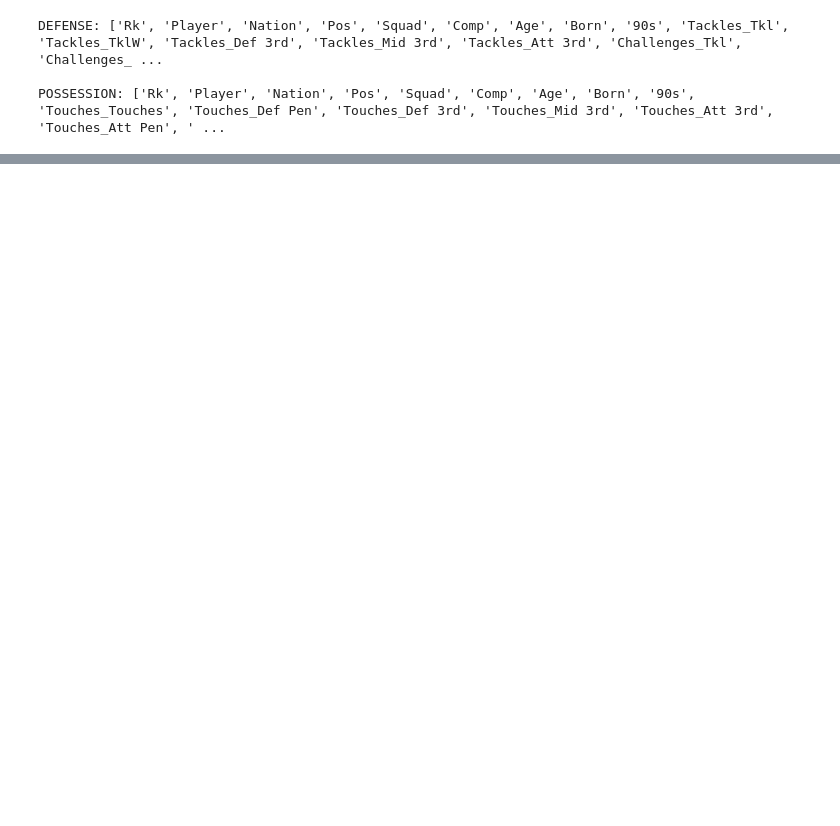
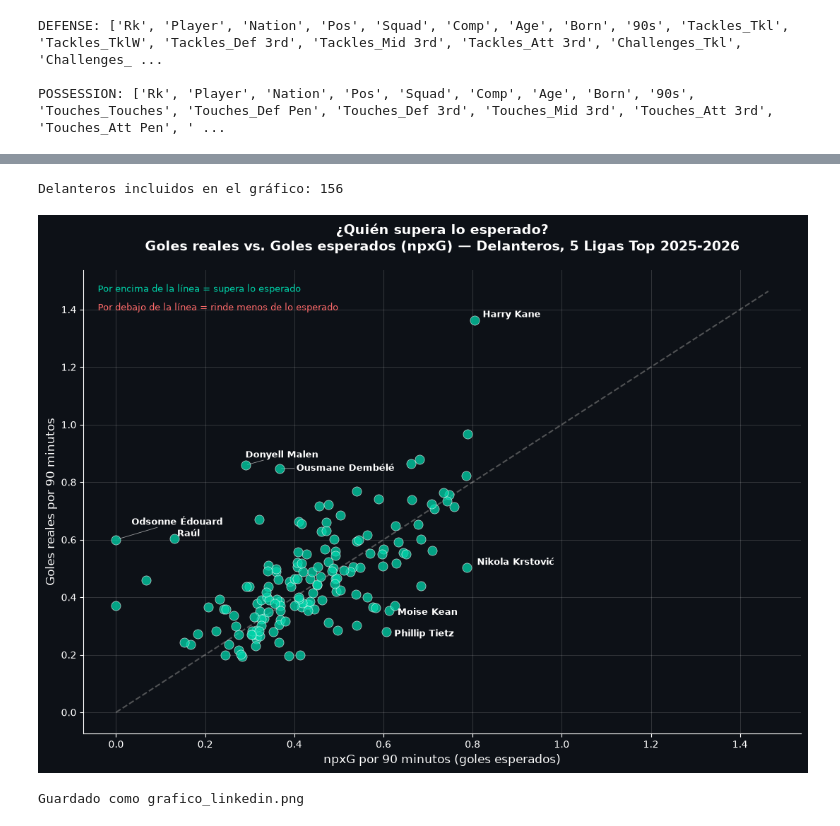
Before and after one commit to camiloroman-dataanalyst/scouting-futbol-valorizacion, a Jupyter notebook: Notebook/process_fbref_html.ipynb, the cells around one changed output, grey strips where cells are left out. Saved outputs shown, nothing was run; the diff lists cells and outputs as text; code cells hidden in the pictures; blank space fills up the shorter version.

```diff
--- a/Notebook/process_fbref_html.ipynb
+++ b/Notebook/process_fbref_html.ipynb
@@ -566,0 +598,68 @@ Porteros (sin KPIs en esta fase): 139
+# %%
+import pandas as pd
+import matplotlib.pyplot as plt
+from adjustText import adjust_text
+
+df = pd.read_csv("data_raw_fbref/dataset_con_kpis.csv")
+
+delanteros = df[
+    (df["Pos_Principal"] == "FW") &
+    (df["KPI_npxG_90"].notna()) &
+    (df["Performance_Gls"] >= 5)
+].copy()
+
+print(f"Delanteros incluidos en el gráfico: {len(delanteros)}")
+
+plt.style.use("dark_background")
+fig, ax = plt.subplots(figsize=(11, 8))
+fig.patch.set_facecolor("#0d1117")
+ax.set_facecolor("#0d1117")
+
+ax.scatter(
+    delanteros["KPI_npxG_90"], delanteros["KPI_Goles_90"],
+    s=90, c="#00d4aa", alpha=0.75, edgecolors="white", linewidths=0.5, zorder=3
+)
+
+lim_max = max(delanteros["KPI_npxG_90"].max(), delanteros["KPI_Goles_90"].max()) + 0.1
+ax.plot([0, lim_max], [0, lim_max], linestyle="--", color="gray", alpha=0.6, zorder=1)
+
+delanteros["diferencia"] = delanteros["KPI_Goles_90"] - delanteros["KPI_npxG_90"]
+destacados = pd.concat([
+    delanteros.nlargest(5, "diferencia"),
+    delanteros.nsmallest(3, "diferencia")
+])
+
+textos = []
+for _, fila in destacados.iterrows():
+    t = ax.text(
+        fila["KPI_npxG_90"], fila["KPI_Goles_90"], fila["Player"],
+        fontsize=9, color="white", weight="bold"
+    )
+    textos.append(t)
+
+adjust_text(textos, ax=ax, arrowprops=dict(arrowstyle="-", color="white", lw=0.6, alpha=0.6))
+
+ax.set_xlabel("npxG por 90 minutos (goles esperados)", fontsize=12, color="white")
+ax.set_ylabel("Goles reales por 90 minutos", fontsize=12, color="white")
+ax.set_title(
+    "¿Quién supera lo esperado?\nGoles reales vs. Goles esperados (npxG) — Delanteros, 5 Ligas Top 2025-2026",
+    fontsize=14, color="white", pad=20, weight="bold"
+)
+
+ax.text(0.02, 0.97, "Por encima de la línea = supera lo esperado",
+        transform=ax.transAxes, fontsize=9, color="#00d4aa", va="top")
+ax.text(0.02, 0.93, "Por debajo de la línea = rinde menos de lo esperado",
+        transform=ax.transAxes, fontsize=9, color="#ff6b6b", va="top")
+
+ax.grid(alpha=0.15)
+ax.spines[["top", "right"]].set_visible(False)
+
+plt.tight_layout()
+plt.savefig("grafico_linkedin.png", dpi=200, facecolor=fig.get_facecolor())
+plt.show()
+
+print("Guardado como grafico_linkedin.png")
+# %% [output]
+Delanteros incluidos en el gráfico: 156
+[figure, added]
+Guardado como grafico_linkedin.png
```
Also changed, not shown: parts of 4 cells of this notebook, 4 other files.
